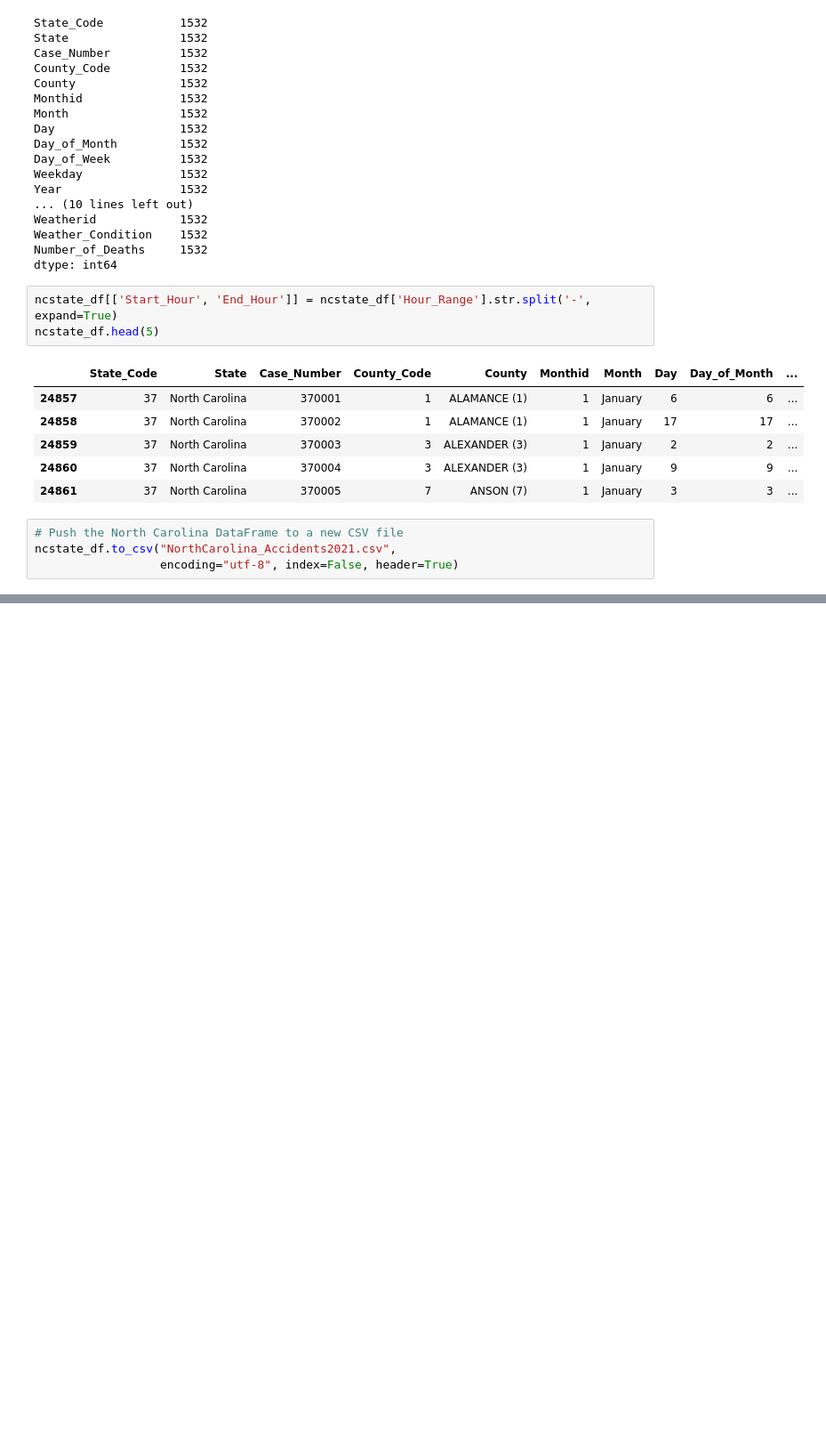
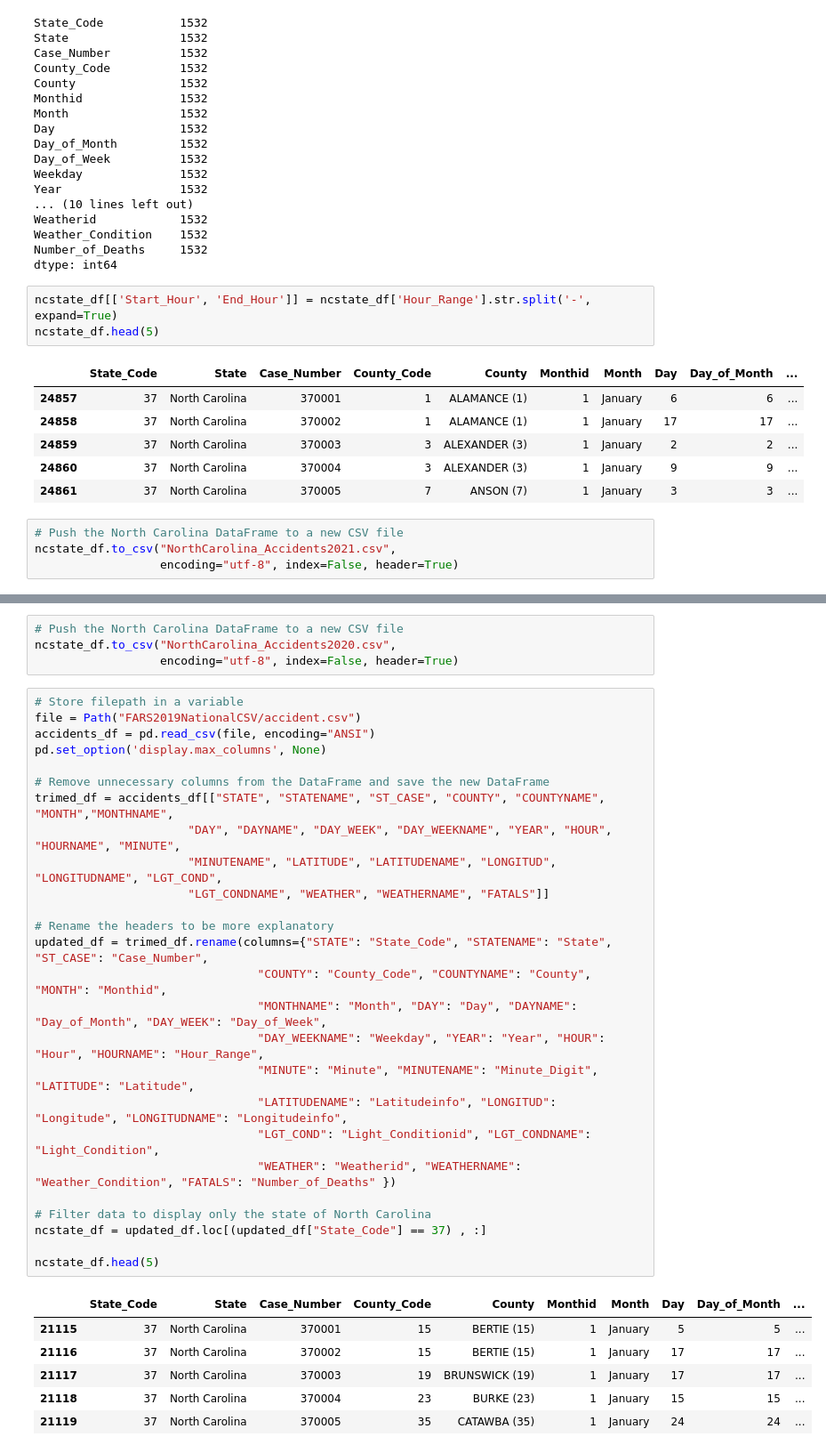
Before and after one commit to AVo7912/fatal_accidents_nc, a Jupyter notebook: NorthCarolina_Accidents.ipynb, the cells around one changed output, grey strips where cells are left out. Shown at 89% size. Saved outputs shown, nothing was run; the diff lists cells and outputs as text; blank space fills up the shorter version.

```diff
--- a/NorthCarolina_Accidents.ipynb
+++ b/NorthCarolina_Accidents.ipynb
@@ -129,0 +203,37 @@ trimed_df.head()
+# %%
+# Push the North Carolina DataFrame to a new CSV file
+ncstate_df.to_csv("NorthCarolina_Accidents2020.csv",
+                  encoding="utf-8", index=False, header=True)
+# %%
+# Store filepath in a variable
+file = Path("FARS2019NationalCSV/accident.csv")
+accidents_df = pd.read_csv(file, encoding="ANSI")
+pd.set_option('display.max_columns', None)
+
+# Remove unnecessary columns from the DataFrame and save the new DataFrame
+trimed_df = accidents_df[["STATE", "STATENAME", "ST_CASE", "COUNTY", "COUNTYNAME", "MONTH","MONTHNAME",
+                      "DAY", "DAYNAME", "DAY_WEEK", "DAY_WEEKNAME", "YEAR", "HOUR", "HOURNAME", "MINUTE",
+                      "MINUTENAME", "LATITUDE", "LATITUDENAME", "LONGITUD", "LONGITUDNAME", "LGT_COND",
+                      "LGT_CONDNAME", "WEATHER", "WEATHERNAME", "FATALS"]]
+
+# Rename the headers to be more explanatory
+updated_df = trimed_df.rename(columns={"STATE": "State_Code", "STATENAME": "State", "ST_CASE": "Case_Number",
+                                "COUNTY": "County_Code", "COUNTYNAME": "County", "MONTH": "Monthid",
+                                "MONTHNAME": "Month", "DAY": "Day", "DAYNAME": "Day_of_Month", "DAY_WEEK": "Day_of_Week",
+                                "DAY_WEEKNAME": "Weekday", "YEAR": "Year", "HOUR": "Hour", "HOURNAME": "Hour_Range",
+                                "MINUTE": "Minute", "MINUTENAME": "Minute_Digit", "LATITUDE": "Latitude",
+                                "LATITUDENAME": "Latitudeinfo", "LONGITUD": "Longitude", "LONGITUDNAME": "Longitudeinfo",
+                                "LGT_COND": "Light_Conditionid", "LGT_CONDNAME": "Light_Condition",
+                                "WEATHER": "Weatherid", "WEATHERNAME": "Weather_Condition", "FATALS": "Number_of_Deaths" })
+
+# Filter data to display only the state of North Carolina
+ncstate_df = updated_df.loc[(updated_df["State_Code"] == 37) , :]
+
+ncstate_df.head(5)
+# %% [output]
+|  | State_Code | State | Case_Number | County_Code | County | Monthid | Month | Day | Day_of_Month | ... |
+| 21115 | 37 | North Carolina | 370001 | 15 | BERTIE (15) | 1 | January | 5 | 5 | ... |
+| 21116 | 37 | North Carolina | 370002 | 15 | BERTIE (15) | 1 | January | 17 | 17 | ... |
+| 21117 | 37 | North Carolina | 370003 | 19 | BRUNSWICK (19) | 1 | January | 17 | 17 | ... |
+| 21118 | 37 | North Carolina | 370004 | 23 | BURKE (23) | 1 | January | 15 | 15 | ... |
+| 21119 | 37 | North Carolina | 370005 | 35 | CATAWBA (35) | 1 | January | 24 | 24 | ... |
```
Also changed, not shown: parts of 14 cells of this notebook.
